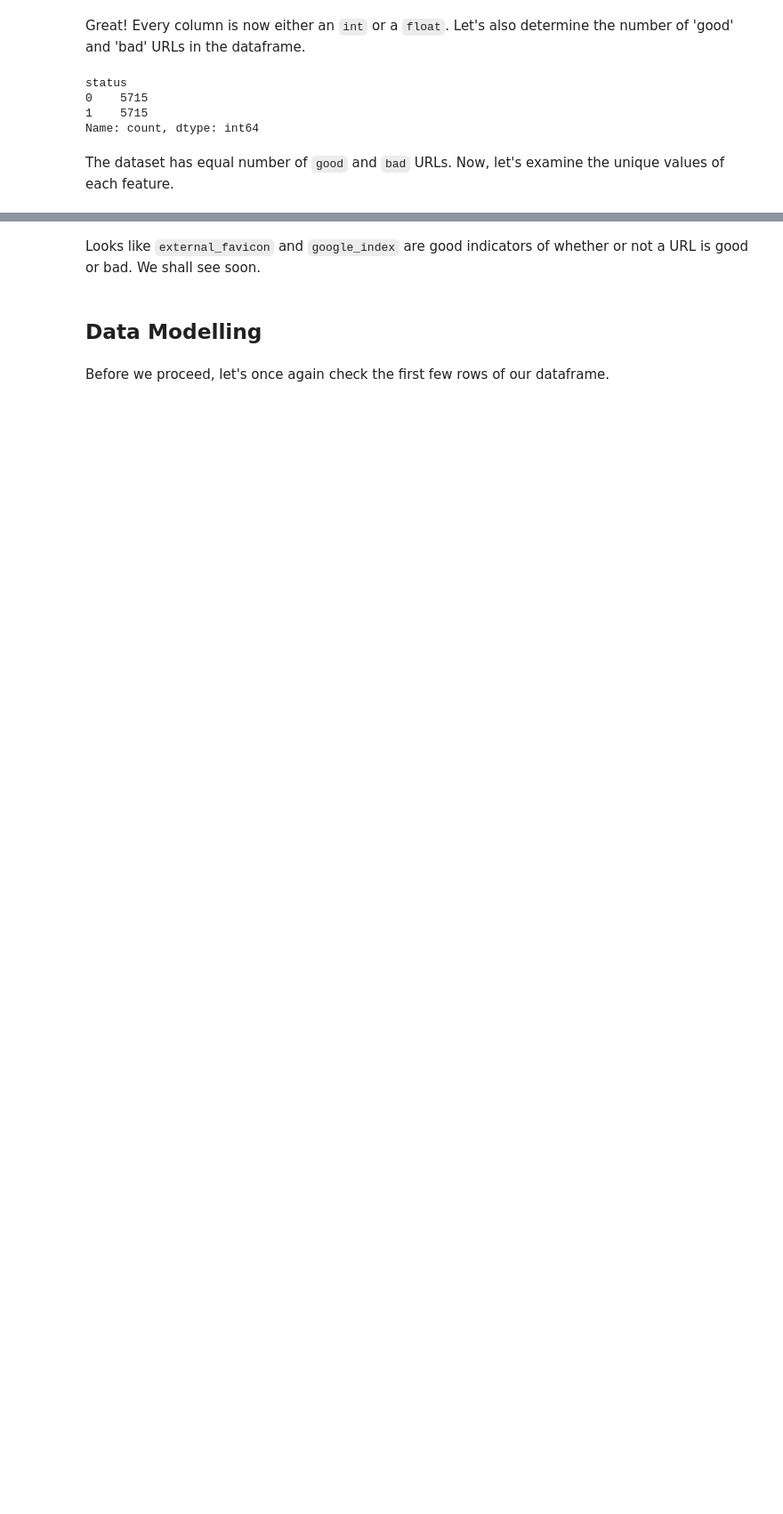
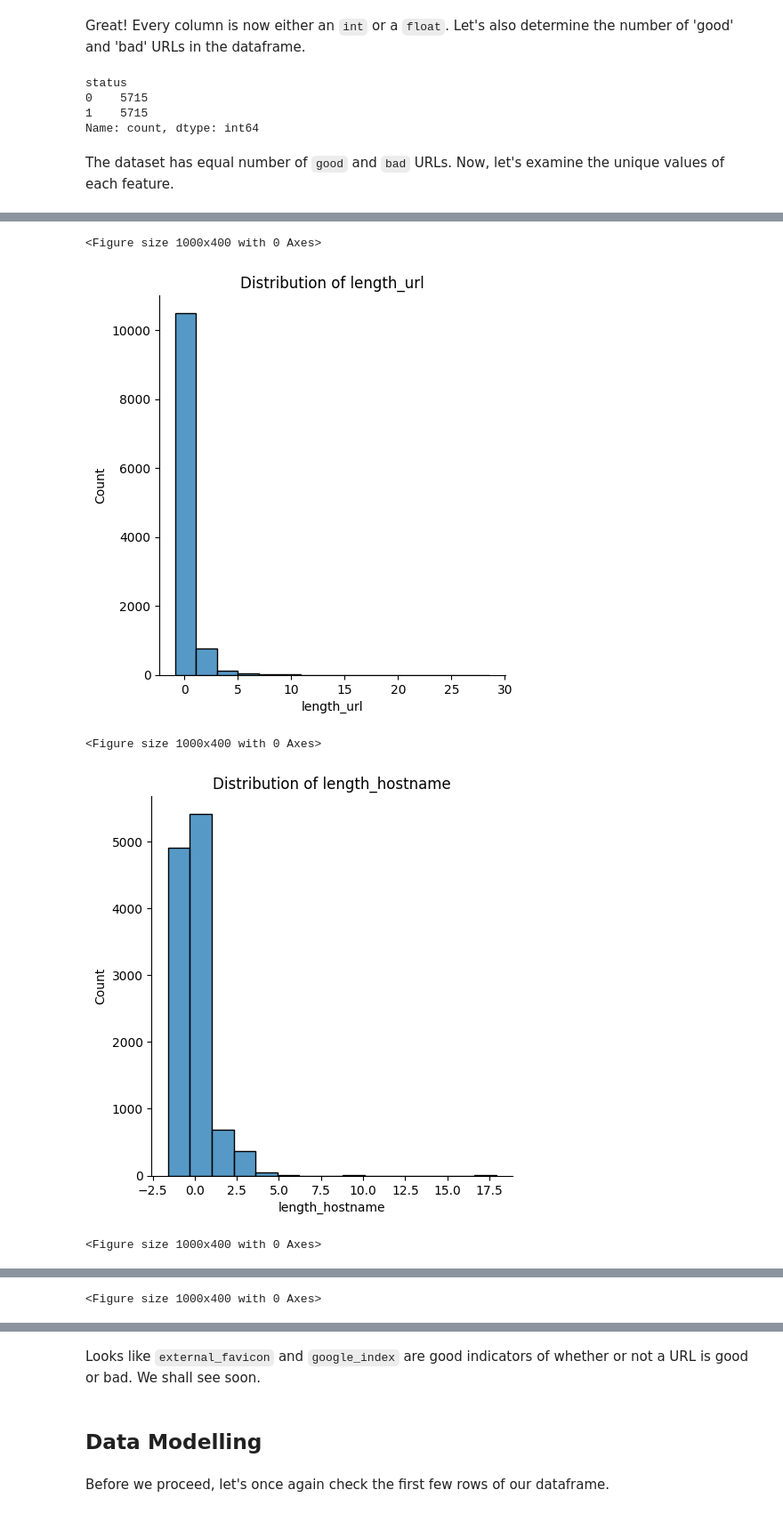
Before and after one commit to HappyPetDog/phishing-website-prediction, a Jupyter notebook: phishing-detection.ipynb, the cells around one changed output, grey strips where cells are left out. Shown: that part at 89% size. Cells and saved outputs as stored; diff of their text form; code cells hidden in the pictures; blank space fills up the shorter version.

```diff
--- a/phishing-detection.ipynb
+++ b/phishing-detection.ipynb
@@ -176,0 +197,6 @@ status: [0 1]
+# %%
+for feature in df_url.columns:
+    print(feature)
+    print(f"Mean:  {df_url[feature].mean()}")
+    print(f"Std Deviation: {df_url[feature].std()}")
+    print()
@@ -176,0 +229,12 @@ status: [0 1]
+# %%
+for feature in df_url.columns[0:5]:
+    plt.figure(figsize=(10, 4))
+    sns.displot(df_url[feature], bins=15)
+    plt.title(f'Distribution of {feature}')
+    plt.show()
+# %% [output]
+<Figure size 1000x400 with 0 Axes>
+[figure, added]
+<Figure size 1000x400 with 0 Axes>
+[figure, added]
+<Figure size 1000x400 with 0 Axes>
@@ -176,0 +242 @@ status: [0 1]
+<Figure size 1000x400 with 0 Axes>
```
Also changed, not shown: parts of 18 cells of this notebook.
